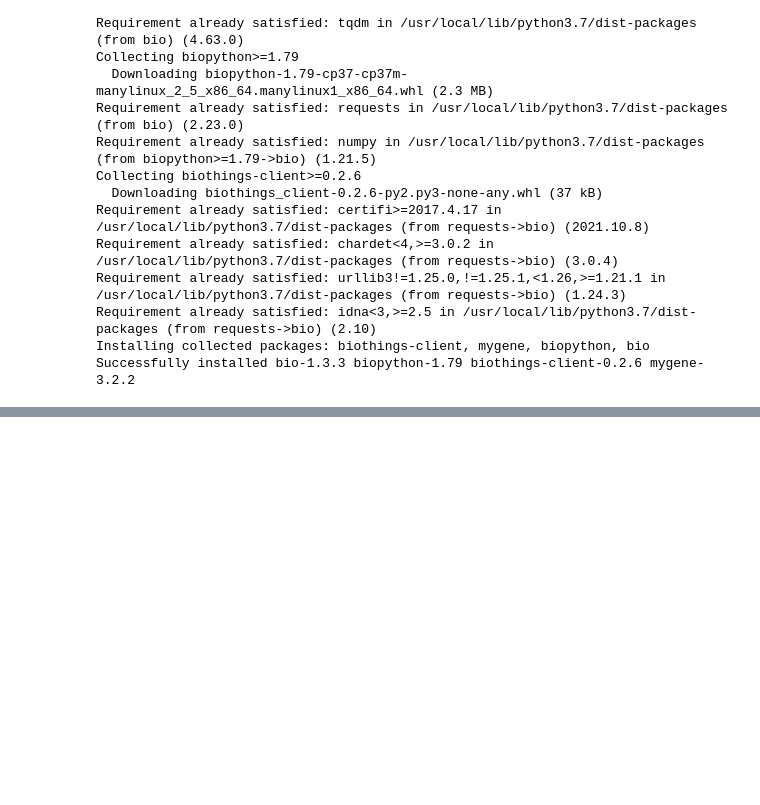
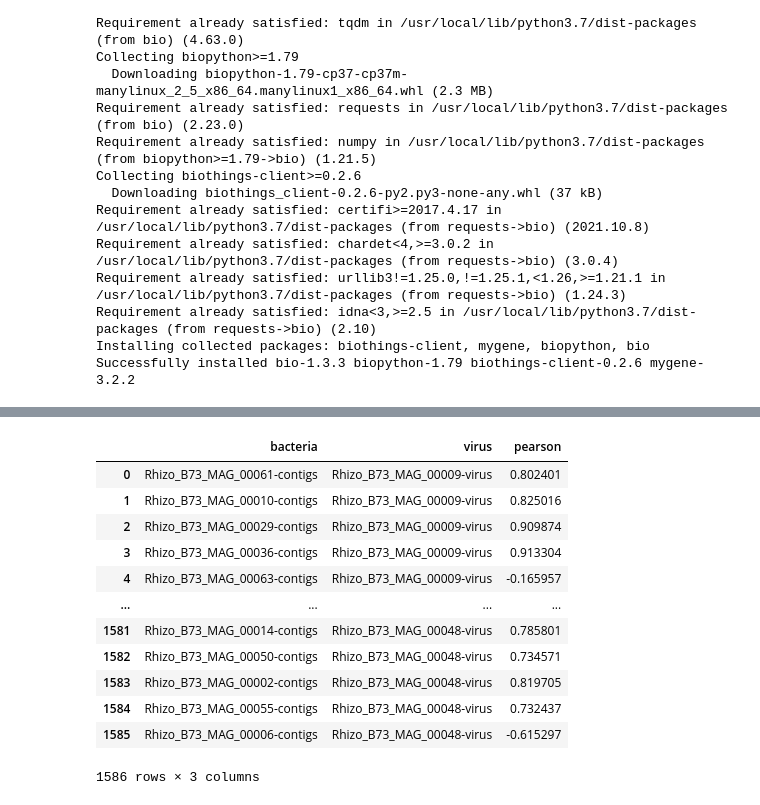
Before and after one commit to pyadav06/VirusHost, a Jupyter notebook: Tetranucleotide.ipynb, the cells around one changed output, grey strips where cells are left out. Cells and saved outputs as stored; diff of their text form; code cells hidden in the pictures; blank space fills up the shorter version.

```diff
--- a/Tetranucleotide.ipynb
+++ b/Tetranucleotide.ipynb
@@ -105,0 +126,30 @@ Requirement already satisfied: idna<3,>=2.5 in /usr/local/lib/python3.7/dist-pac
+# %%
+from scipy.stats import pearsonr
+
+virus_list=list(Virus.columns[1:])
+bacteria_list=list(Bacteria.columns[1:])
+lst_corr=[]
+
+for i in virus_list:
+  for j in bacteria_list:
+    bacteria_series=Bacteria[j]
+    virus_series=Virus[i]
+    corr=pearsonr(bacteria_series, virus_series)[0]
+    lst_corr.append((j,i,corr))
+
+result=pd.DataFrame(lst_corr,columns = ['bacteria','virus','pearson'])
+result
+# %% [output]
+|  | bacteria | virus | pearson |
+| 0 | Rhizo_B73_MAG_00061-contigs | Rhizo_B73_MAG_00009-virus | 0.802401 |
+| 1 | Rhizo_B73_MAG_00010-contigs | Rhizo_B73_MAG_00009-virus | 0.825016 |
+| 2 | Rhizo_B73_MAG_00029-contigs | Rhizo_B73_MAG_00009-virus | 0.909874 |
+| 3 | Rhizo_B73_MAG_00036-contigs | Rhizo_B73_MAG_00009-virus | 0.913304 |
+| 4 | Rhizo_B73_MAG_00063-contigs | Rhizo_B73_MAG_00009-virus | -0.165957 |
+| ... | ... | ... | ... |
+| 1581 | Rhizo_B73_MAG_00014-contigs | Rhizo_B73_MAG_00048-virus | 0.785801 |
+| 1582 | Rhizo_B73_MAG_00050-contigs | Rhizo_B73_MAG_00048-virus | 0.734571 |
+| 1583 | Rhizo_B73_MAG_00002-contigs | Rhizo_B73_MAG_00048-virus | 0.819705 |
+| 1584 | Rhizo_B73_MAG_00055-contigs | Rhizo_B73_MAG_00048-virus | 0.732437 |
+| 1585 | Rhizo_B73_MAG_00006-contigs | Rhizo_B73_MAG_00048-virus | -0.615297 |
+1586 rows × 3 columns
```
Also changed, not shown: parts of 5 cells of this notebook.
